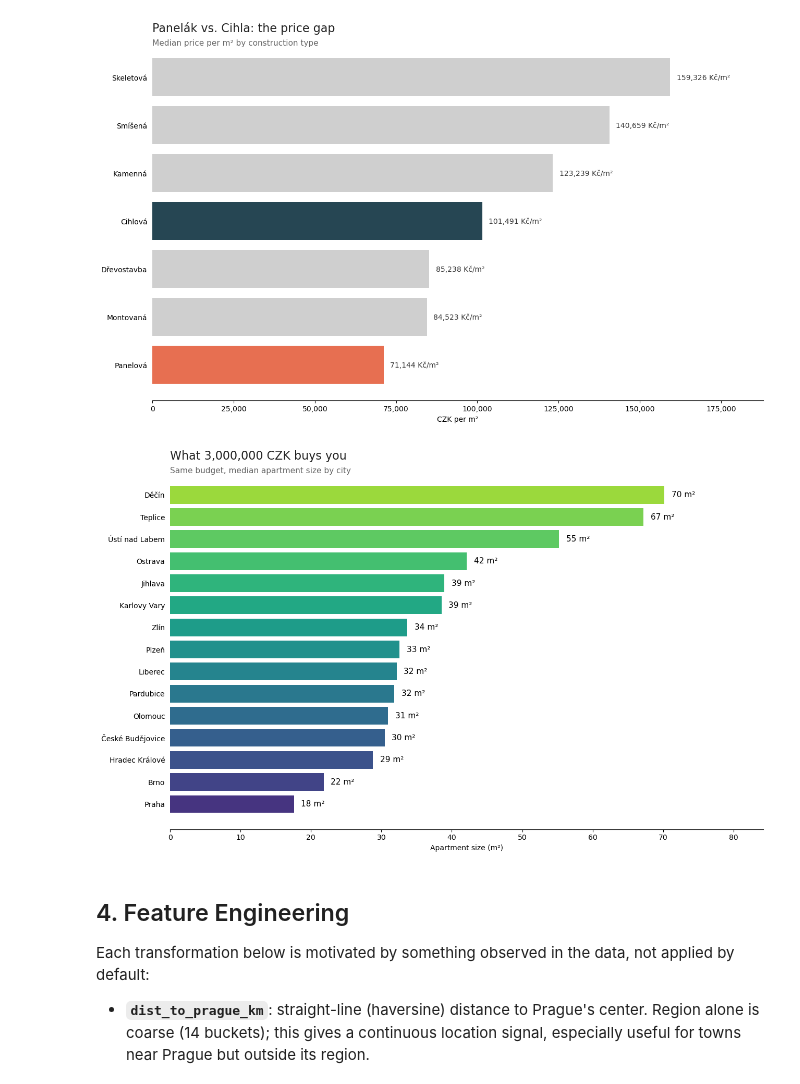
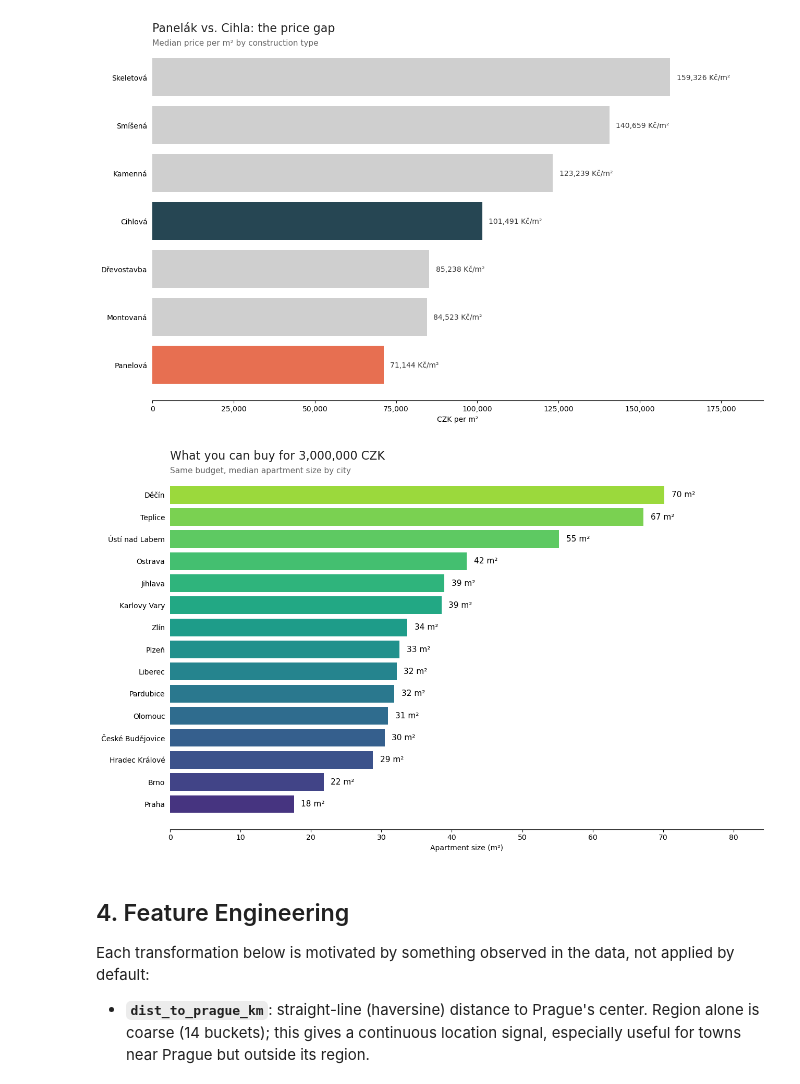
Before and after one commit to akorablov/house_price_prediction, a Jupyter notebook: house_price_cz.ipynb, the cells around one changed output. Drawn from its saved outputs; the diff is of its cells as text; code cells hidden in the pictures.

```diff
--- a/house_price_cz.ipynb
+++ b/house_price_cz.ipynb
@@ -242,7 +242,7 @@ plt.show()
 # %% [markdown]
 A few things stand out already: `area_m2` is clearly the strongest raw correlate, `dist_metro_m`/`dist_tram_m` correlate *negatively* with price (closer to transit > higher price, and being missing here often means being outside Prague/Brno entirely, which is itself informative), and marketing flags (`has_video`, `has_3d`) show only weak correlation, a useful sanity check that these are mostly listing-quality artifacts, not real price drivers.
 # %%
-for c in ['region', 'construction', 'rooms', 'kitchen', 'vlastnictvi', 'energ_stitek', 'condition']:
+for c in ['region', 'construction', 'rooms']:
     print(f'--- {c} ({df_clean[c].nunique()} unique) ---')
     print(df_clean[c].value_counts().head(8))
     print()
@@ -266 +266,6 @@ Name: count, dtype: int64
 Name: count, dtype: int64
+# %%
+for c in ['kitchen', 'vlastnictvi', 'energ_stitek', 'condition']:
+    print(f'--- {c} ({df_clean[c].nunique()} unique) ---')
+    print(df_clean[c].value_counts().head(8))
+    print()
@@ -484,30 +507,30 @@ plt.show()
 # %%
 # What a fixed budget buys you, city by city
 BUDGET = 3_000_000
 budget_cities = ['Praha', 'Brno', 'Olomouc', 'Karlovy Vary', 'Ostrava', 'Ústí nad Labem', 'Plzeň', 'Liberec', 'Hradec Králové', 'Pardubice', 'Zlín', 'Jihlava', 'České Budějovice', 'Teplice', 'Děčín']
 rows = []
 for c in budget_cities:
     sub = df[df['city'] == c]
     rows.append((c, BUDGET / sub['price_per_m2'].median()))
 res = pd.DataFrame(rows, columns=['city', 'area']).sort_values('area')
 
 fig, ax = plt.subplots(figsize=(13, 8))
 colors4 = plt.cm.viridis(np.linspace(0.15, 0.85, len(res)))
 bars = ax.barh(res['city'], res['area'], color=colors4)
 for bar, val in zip(bars, res['area']):
     ax.text(val + 1, bar.get_y() + bar.get_height() / 2, f'{val:.0f} m²', va='center', fontsize=11)
 
-ax.set_title('What 3,000,000 CZK buys you', fontsize=16, loc='left', color='#222', pad=14)
+ax.set_title('What you can buy for 3,000,000 CZK', fontsize=16, loc='left', color='#222', pad=14)
 ax.text(0, 0.99, 'Same budget, median apartment size by city', transform=ax.transAxes, fontsize=11, color='#666')
 ax.set_xlabel('Apartment size (m²)')
 for spine in ['top', 'right', 'left']:
     ax.spines[spine].set_visible(False)
 ax.tick_params(left=False)
 ax.set_xlim(0, res['area'].max() * 1.2)
 plt.tight_layout()
 plt.show()
 # %% [output]
-[figure, old version]
+[figure, new version]
 # %% [markdown]
 ## 4. Feature Engineering
 
```
Also changed, not shown: parts of 8 cells of this notebook.
